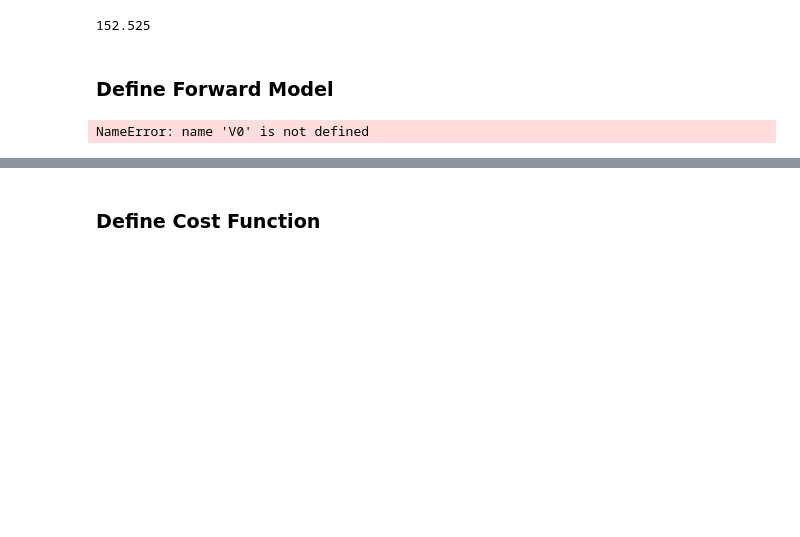
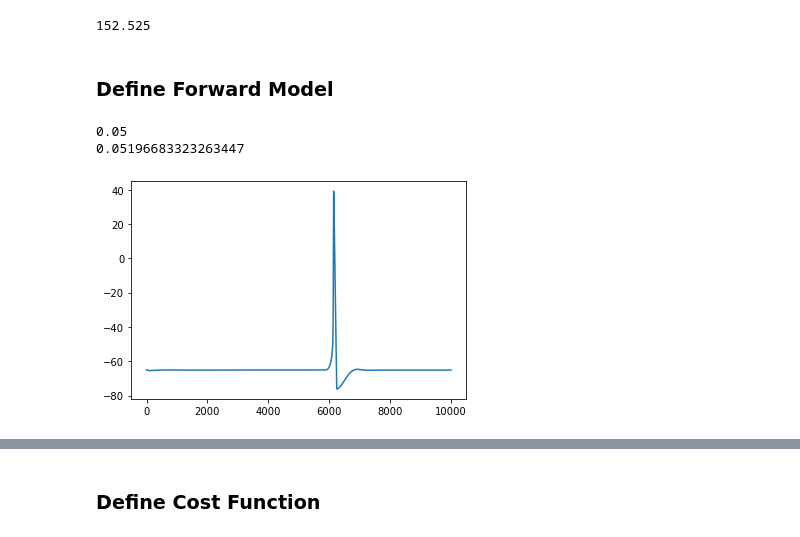
Before and after one commit to sepstein22/computational_brain, a Jupyter notebook: adjoint_inversion.ipynb, the cells around one changed output, grey strips where cells are left out. Drawn from its saved outputs; the diff is of its cells as text; code cells hidden in the pictures; blank space fills up the shorter version.

Commit message:
working fwd model class

```diff
--- a/adjoint_inversion.ipynb
+++ b/adjoint_inversion.ipynb
@@ -125,10 +127,15 @@ class fwd_model:
 # %%
 a = 5.0
 c = 2.0
+dt = 0.025
 
 I_params = np.array([a, c])
 
-fwd = fwd_model(0.025)
-fwd.integrate_HH(V0, m, h, n, I_params, dt, t)
+fwd = fwd_model(b, dt)
+print(fwd.m)
+plt.plot(fwd.integrate_HH(I_params))
+print(fwd.m)
 # %% [output]
-NameError: name 'V0' is not defined
+0.05
+0.05196683323263447
+[figure, added]
```
Also changed, not shown: parts of 3 cells of this notebook.
